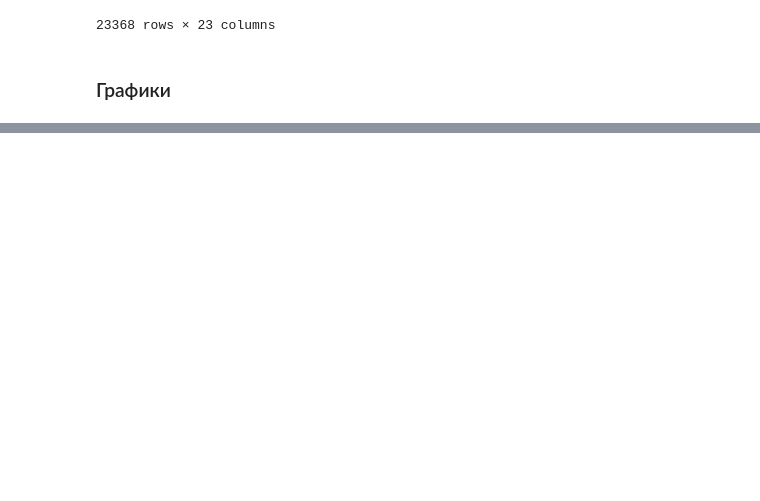
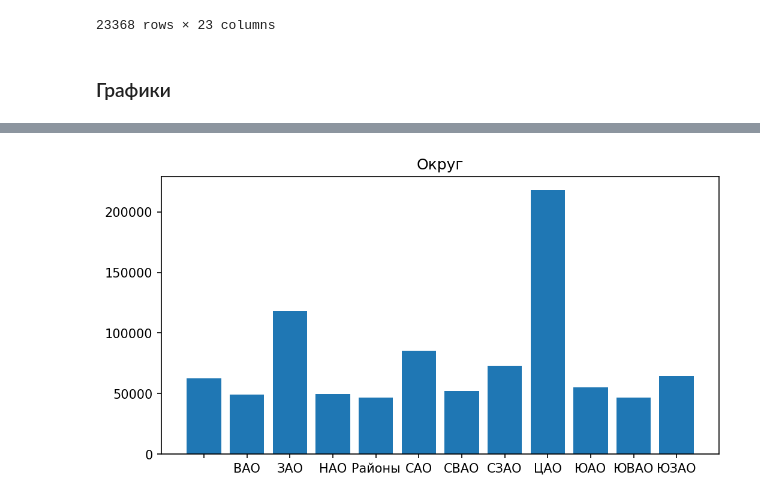
Before and after one commit to SavrOverSide/zadanie_zhilie, a Jupyter notebook: preprocessing.ipynb, the cells around one changed output, grey strips where cells are left out. Saved outputs shown, nothing was run; the diff lists cells and outputs as text; code cells hidden in the pictures; blank space fills up the shorter version.

```diff
--- a/preprocessing.ipynb
+++ b/preprocessing.ipynb
@@ -456,0 +808,44 @@ sns.scatterplot(data=df, x='Площадь кв, м2', y='Основная ст
+# %%
+# Создание доп. параметр "Административный округ" путём elifов (на работе так делать не будем)
+def district(text5):
+    res = ''
+    if text5 in VAO:
+        res = 'ВАО'
+    elif text5 in ZAO:
+        res = 'ЗАО'
+    elif text5 in NAO:
+        res = 'НАО'
+    elif text5 in SAO:
+        res = 'САО'
+    elif text5 in SVAO:
+        res = 'СВАО'
+    elif text5 in SZAO:
+        res = 'СЗАО'
+    elif text5 in CAO:
+        res = 'ЦАО'
+    elif text5 in UVAO:
+        res = 'ЮВАО'
+    elif text5 in UAO:
+        res = 'ЮАО'
+    elif text5 in UZAO:
+        res = 'ЮЗАО'
+    elif text5 in RAYONI:
+        res = 'Районы'
+    return res
+# %%
+text5 = df['Метро']
+text5 = text5.apply(district)
+df['Округ'] = text5
+# %%
+# Соотношение Округ \ средняя цена
+plt.figure(figsize=(8, 4))
+
+n_bars = np.arange(len(df['Округ'].unique()))
+
+grouped = pd.DataFrame(df.groupby(['Округ'])['Основная стоимость'].mean().round())
+
+plt.title('Округ')
+plt.bar(n_bars, grouped['Основная стоимость'])
+plt.xticks(n_bars, grouped.index);
+# %% [output]
+[figure, added]
```
Also changed, not shown: parts of 27 cells of this notebook, 2 other files.
